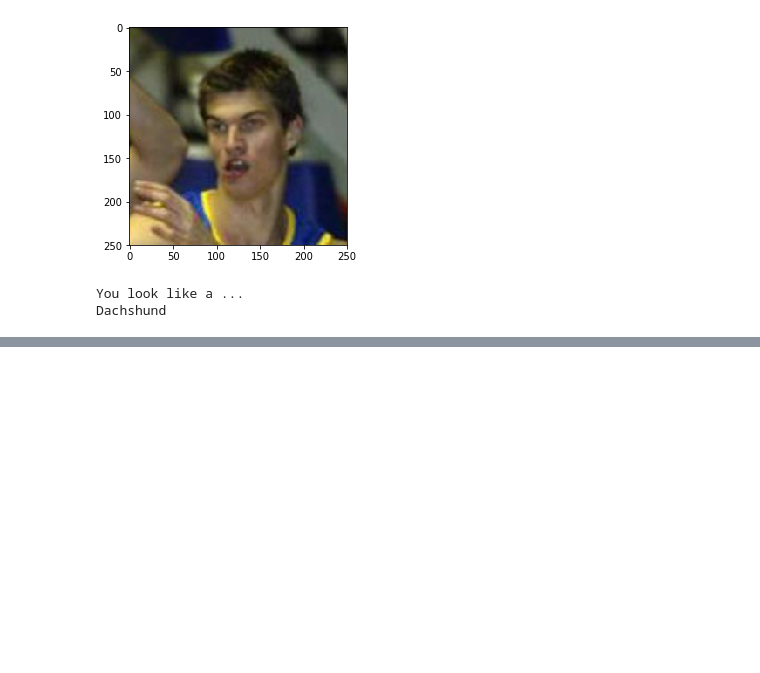
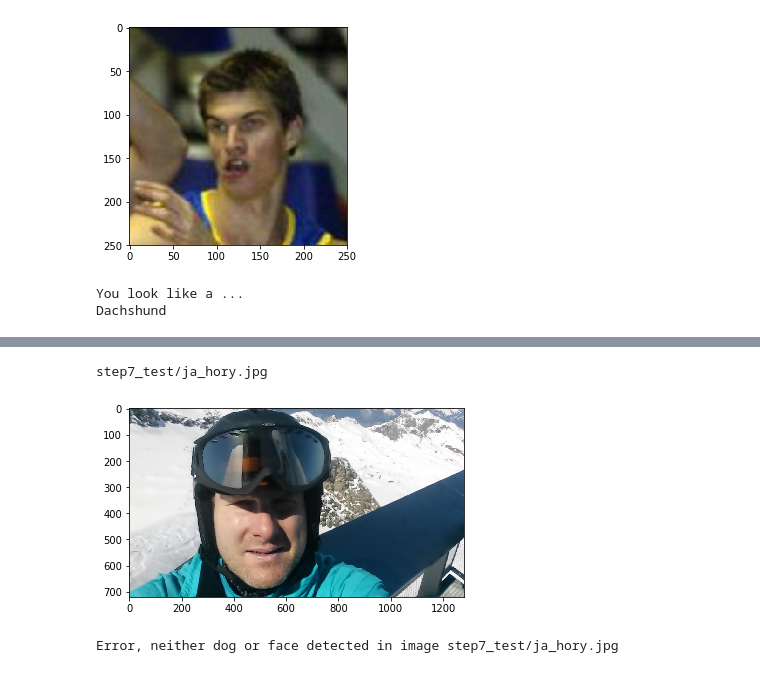
Before and after one commit to mprilucik/dog-project, a Jupyter notebook: dog_app.ipynb, the cells around one changed output, grey strips where cells are left out. Cells and saved outputs as stored; diff of their text form; code cells hidden in the pictures; blank space fills up the shorter version.

```diff
--- a/dog_app.ipynb
+++ b/dog_app.ipynb
@@ -798,0 +809,8 @@ OSError: cannot identify image file 'step7_test/V7vdET9ej24FSx689'
+# %%
+img_path ='step7_test/ja_hory.jpg'
+print (img_path)
+predict_breed(img_path)
+# %% [output]
+step7_test/ja_hory.jpg
+[figure, added]
+Error, neither dog or face detected in image step7_test/ja_hory.jpg
```
Also changed, not shown: parts of 20 cells of this notebook, 2 other files.
